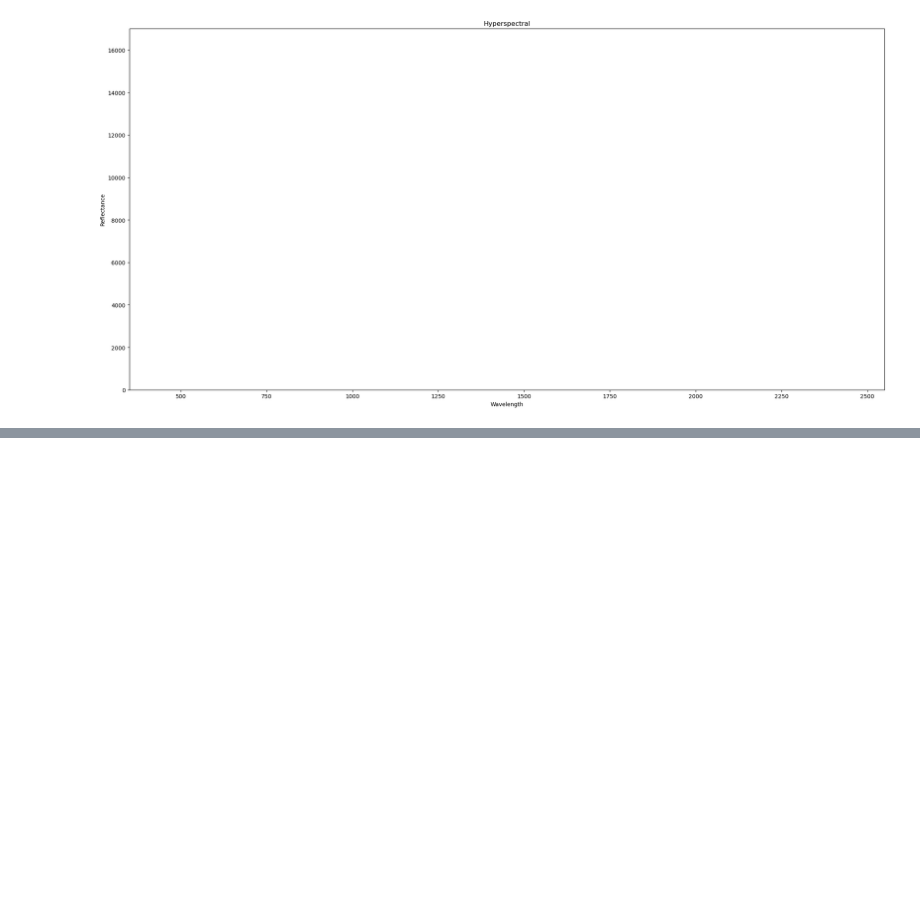
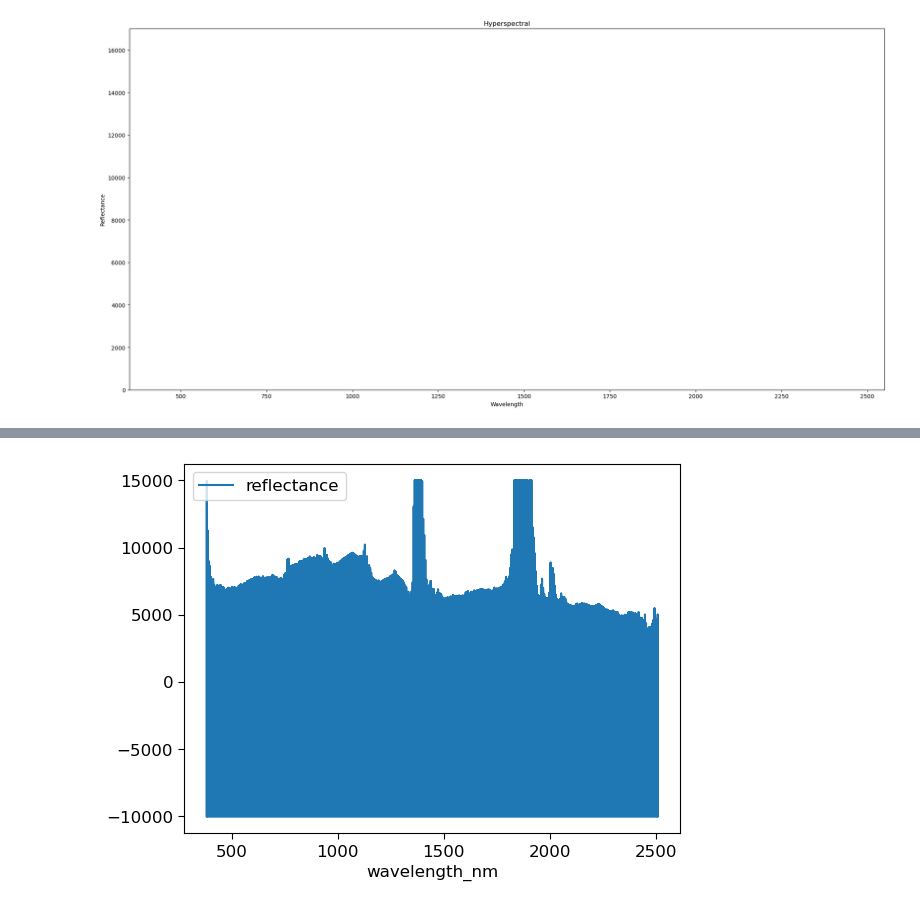
Before and after one commit to earthlab/cross-sensor-cal, a Jupyter notebook: plot_resample.ipynb, the cells around one changed output, grey strips where cells are left out. Cells and saved outputs as stored; diff of their text form; code cells hidden in the pictures; blank space fills up the shorter version.

```diff
--- a/plot_resample.ipynb
+++ b/plot_resample.ipynb
@@ -291,0 +285,5 @@ plt.show()
+# %%
+waves=pd.DataFrame(full_wavelengths)
+waves['band'] = range(len(waves))
+waves.columns.values[0] = "wavelength_nm"
+waves
@@ -291,0 +340,3 @@ plt.show()
+# %%
+
+merged_data = pd.merge(long_df, waves, on='band')
@@ -291,0 +359,7 @@ plt.show()
+# %%
+import matplotlib.pyplot as plt
+ax =merged_data.plot( x = 'wavelength_nm', y = 'reflectance',  use_index=True)
+
+plt.show()
+# %% [output]
+[figure, added]
```
Also changed, not shown: parts of 7 cells of this notebook.
